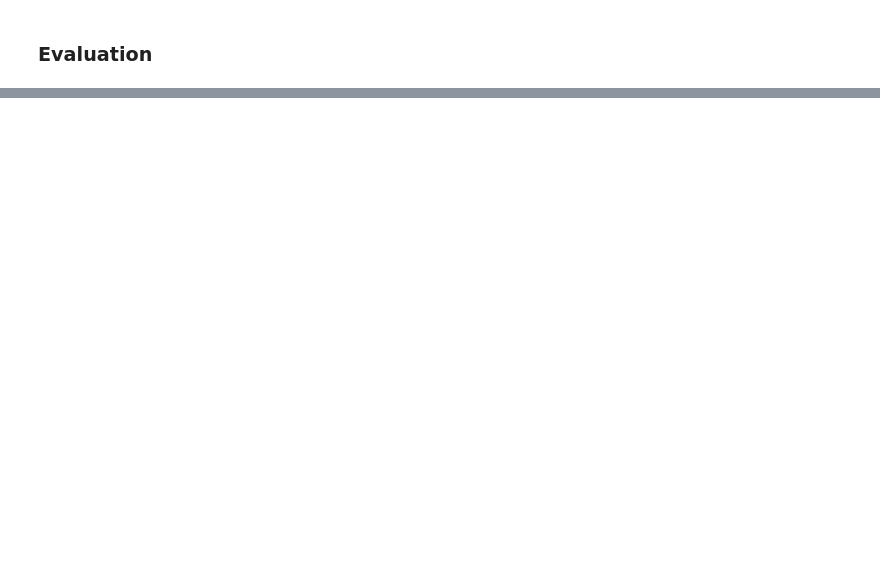
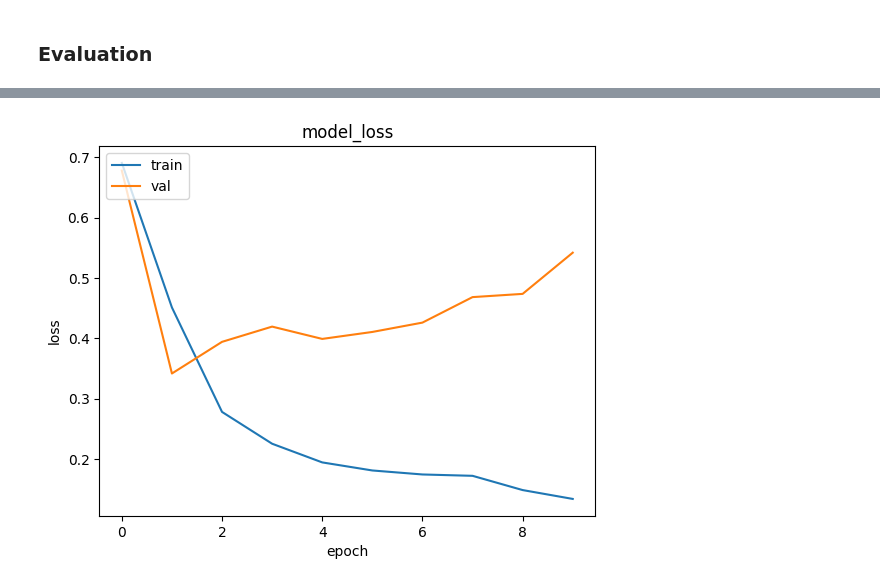
Before and after one commit to akankshakusf/Project-DeepLearning-Sentiment-Analysis-of-IMDB-Movie-Reviews, a Jupyter notebook: Sentiment_Analysis_with_RNNs.ipynb, the cells around one changed output, grey strips where cells are left out. Cells and saved outputs as stored; diff of their text form; code cells hidden in the pictures; blank space fills up the shorter version.

```diff
--- a/Sentiment_Analysis_with_RNNs.ipynb
+++ b/Sentiment_Analysis_with_RNNs.ipynb
@@ -282,0 +425,18 @@ model.evaluate(train_dataset)
+# %%
+EMBEDDING_DIM = 64  # Word vector size
+
+model = tf.keras.models.Sequential([  # Sequential model
+
+    Input(shape=(SEQUENCE_LENGTH,)),  # Input sequence
+    Embedding(VOCAB_SIZE, EMBEDDING_DIM),  # Word to vector
+
+    Bidirectional(GRU(64, return_sequences=True)),  # GRU (forward + backward), keep sequence
+    Bidirectional(GRU(32)),  # GRU, return final output
+
+    Dense(64, activation='relu'),  # Hidden layer
+    Dropout(0.5),  # Prevent overfitting
+
+    Dense(1, activation='sigmoid')  # Binary output
+])
+
+model.summary()  # Show model details
@@ -282,0 +471,13 @@ model.evaluate(train_dataset)
+# %%
+#compile the model
+model.compile(loss=tf.keras.losses.BinaryCrossentropy(),
+              optimizer=tf.keras.optimizers.Adam(1e-4),
+              metrics=['accuracy'])
+# %%
+#fit the model
+history=model.fit(
+                  train_dataset,
+                  validation_data = val_dataset,
+                  epochs=10,
+                  callbacks = []
+                  )
@@ -282,0 +505,10 @@ model.evaluate(train_dataset)
+# %%
+plt.plot(history.history['loss'])
+plt.plot(history.history['val_loss'])
+plt.title('model_loss')
+plt.ylabel('loss')
+plt.xlabel('epoch')
+plt.legend(['train', 'val'], loc='upper left')
+plt.show()
+# %% [output]
+[figure, added]
```
Also changed, not shown: parts of 30 cells of this notebook.
